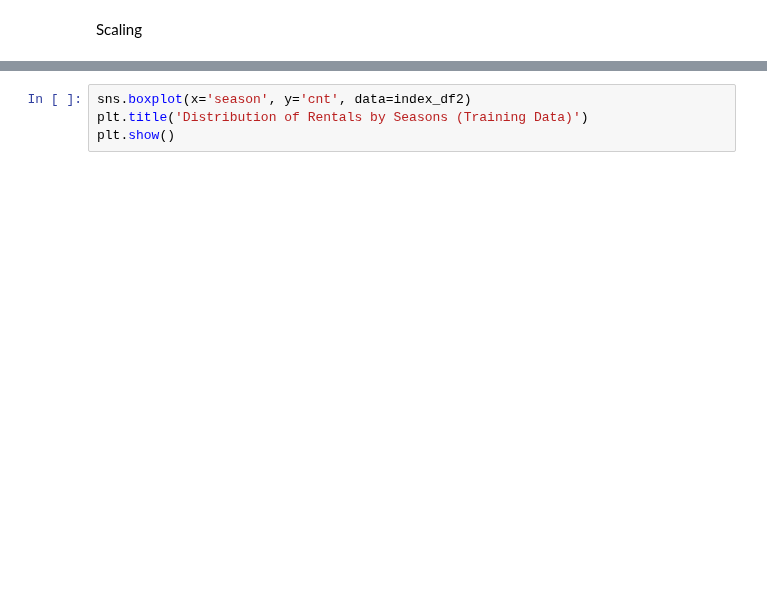
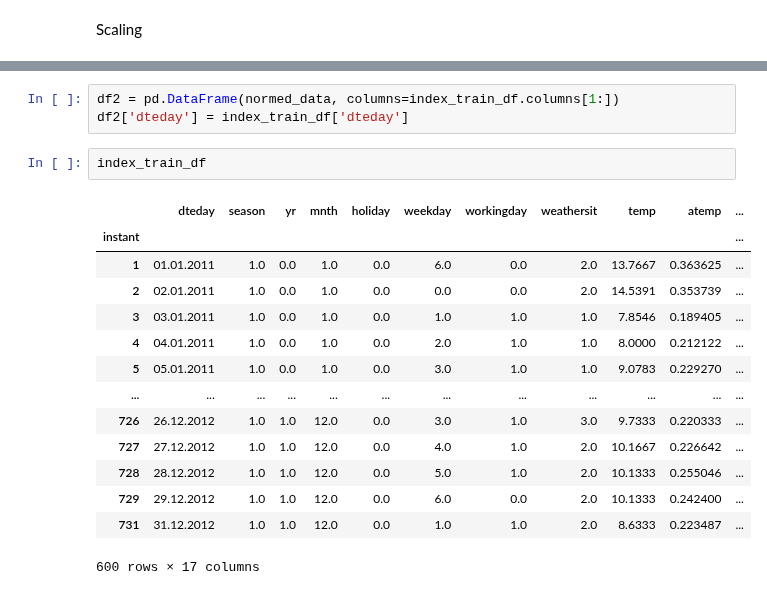
Before and after one commit to PatrykGadziomski/Bike-Rental-Prediction, a Jupyter notebook: Task 2/preprocessing.ipynb, the cells around one changed output, grey strips where cells are left out. Saved outputs shown, nothing was run; the diff lists cells and outputs as text; blank space fills up the shorter version.

```diff
--- a/Task 2/preprocessing.ipynb
+++ b/Task 2/preprocessing.ipynb
@@ -189,4 +148,20 @@ index_df2
-# %%
-sns.boxplot(x='season', y='cnt', data=index_df2)
-plt.title('Distribution of Rentals by Seasons (Training Data)')
-plt.show()
+# %%
+df2 = pd.DataFrame(normed_data, columns=index_train_df.columns[1:])
+df2['dteday'] = index_train_df['dteday']
+# %%
+index_train_df
+# %% [output]
+|  | dteday | season | yr | mnth | holiday | weekday | workingday | weathersit | temp | atemp | ... |
+| instant |  |  |  |  |  |  |  |  |  |  | ... |
+| 1 | 01.01.2011 | 1.0 | 0.0 | 1.0 | 0.0 | 6.0 | 0.0 | 2.0 | 13.7667 | 0.363625 | ... |
+| 2 | 02.01.2011 | 1.0 | 0.0 | 1.0 | 0.0 | 0.0 | 0.0 | 2.0 | 14.5391 | 0.353739 | ... |
+| 3 | 03.01.2011 | 1.0 | 0.0 | 1.0 | 0.0 | 1.0 | 1.0 | 1.0 | 7.8546 | 0.189405 | ... |
+| 4 | 04.01.2011 | 1.0 | 0.0 | 1.0 | 0.0 | 2.0 | 1.0 | 1.0 | 8.0000 | 0.212122 | ... |
+| 5 | 05.01.2011 | 1.0 | 0.0 | 1.0 | 0.0 | 3.0 | 1.0 | 1.0 | 9.0783 | 0.229270 | ... |
+| ... | ... | ... | ... | ... | ... | ... | ... | ... | ... | ... | ... |
+| 726 | 26.12.2012 | 1.0 | 1.0 | 12.0 | 0.0 | 3.0 | 1.0 | 3.0 | 9.7333 | 0.220333 | ... |
+| 727 | 27.12.2012 | 1.0 | 1.0 | 12.0 | 0.0 | 4.0 | 1.0 | 2.0 | 10.1667 | 0.226642 | ... |
+| 728 | 28.12.2012 | 1.0 | 1.0 | 12.0 | 0.0 | 5.0 | 1.0 | 2.0 | 10.1333 | 0.255046 | ... |
+| 729 | 29.12.2012 | 1.0 | 1.0 | 12.0 | 0.0 | 6.0 | 0.0 | 2.0 | 10.1333 | 0.242400 | ... |
+| 731 | 31.12.2012 | 1.0 | 1.0 | 12.0 | 0.0 | 1.0 | 1.0 | 2.0 | 8.6333 | 0.223487 | ... |
+600 rows × 17 columns
```
Also changed, not shown: parts of 9 cells of this notebook.
